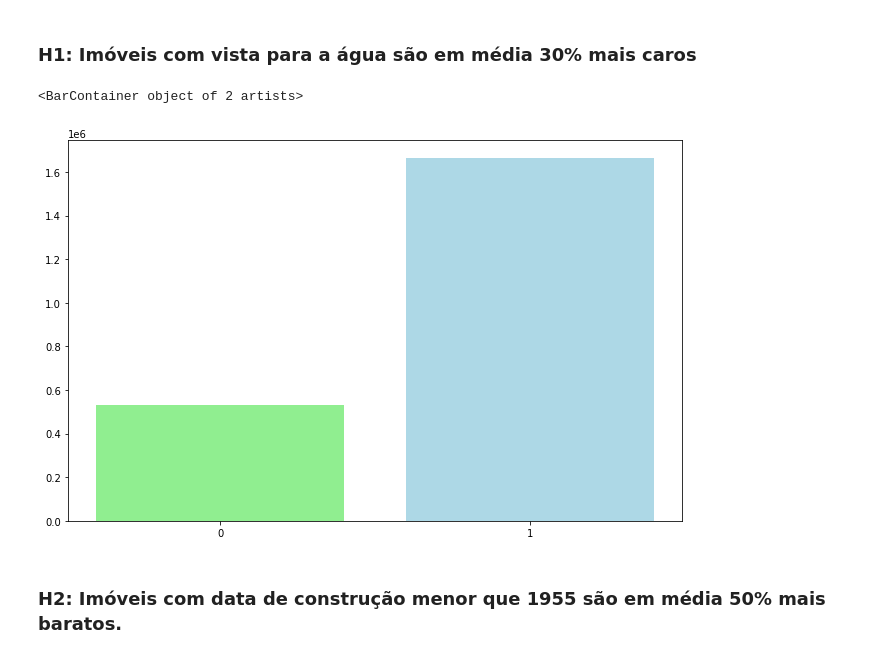
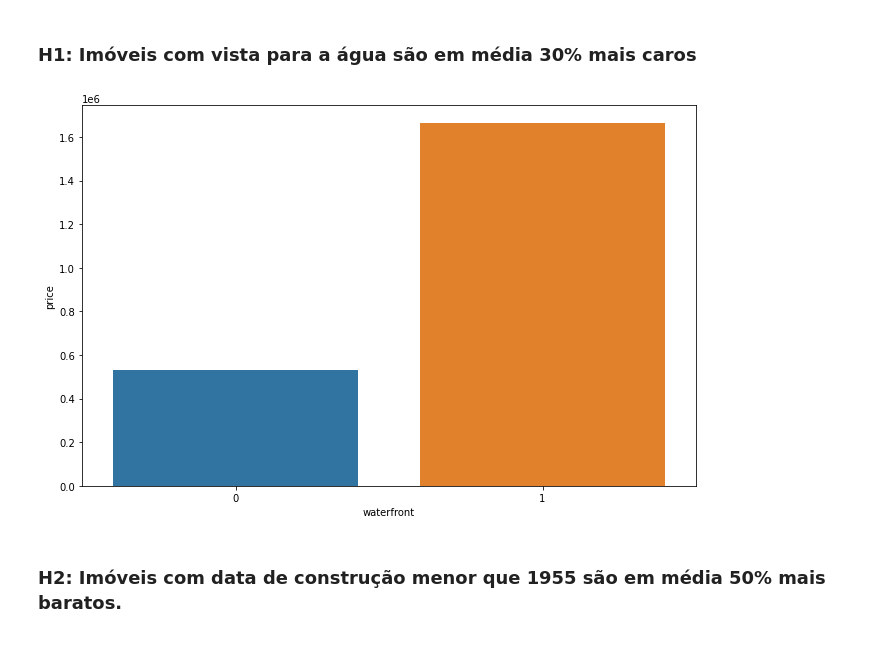
Before and after one commit to rsoliveirac/Python_do_zero_ao_DS, a Jupyter notebook: Projeto-Insight.ipynb, the cells around one changed output. Cells and saved outputs as stored; diff of their text form; code cells hidden in the pictures.

```diff
--- a/Projeto-Insight.ipynb
+++ b/Projeto-Insight.ipynb
@@ -167,13 +173,12 @@ dtype: object
 # %% [markdown]
 ### **H1:**   Imóveis com vista para a água são em média 30% mais caros
 # %%
-water = df[['price', 'waterfront']].groupby('waterfront').mean().reset_index()
+h1 = df[['price', 'waterfront']].groupby('waterfront').mean().reset_index()
 
-water['waterfront'] = water['waterfront'].astype(str)
+h1['waterfront'] = h1['waterfront'].astype(str)
 
-plt.bar(water['waterfront'], water['price'], color = ['lightgreen', 'lightblue'])
+sns.barplot(h1['waterfront'], h1['price']);
 # %% [output]
-<BarContainer object of 2 artists>
-[figure, old version]
+[figure, new version]
 # %% [markdown]
 ### H2: Imóveis com data de construção menor que 1955 são em média 50% mais baratos.
```
Also changed, not shown: parts of 12 cells of this notebook, 2 other files.
